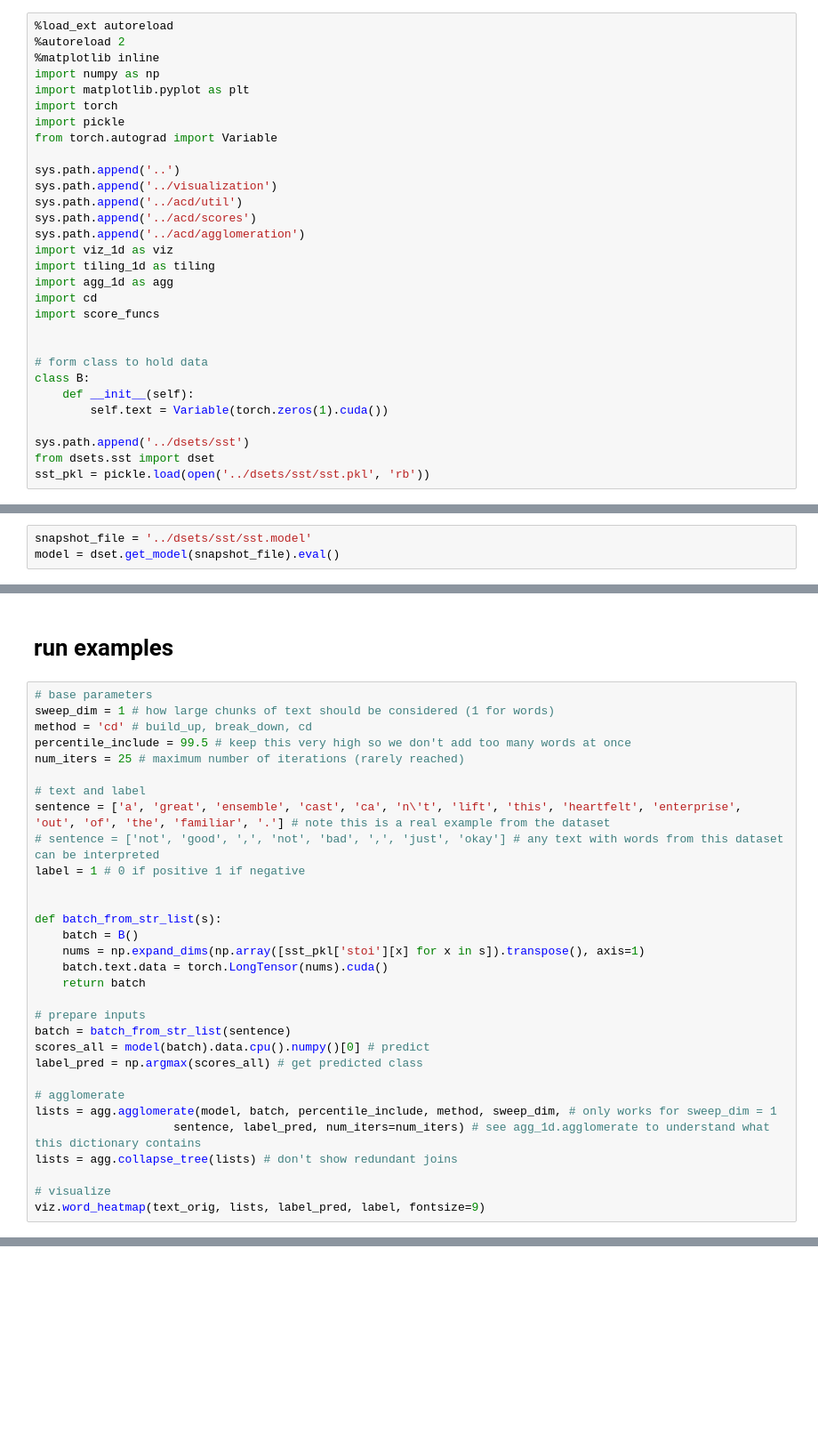
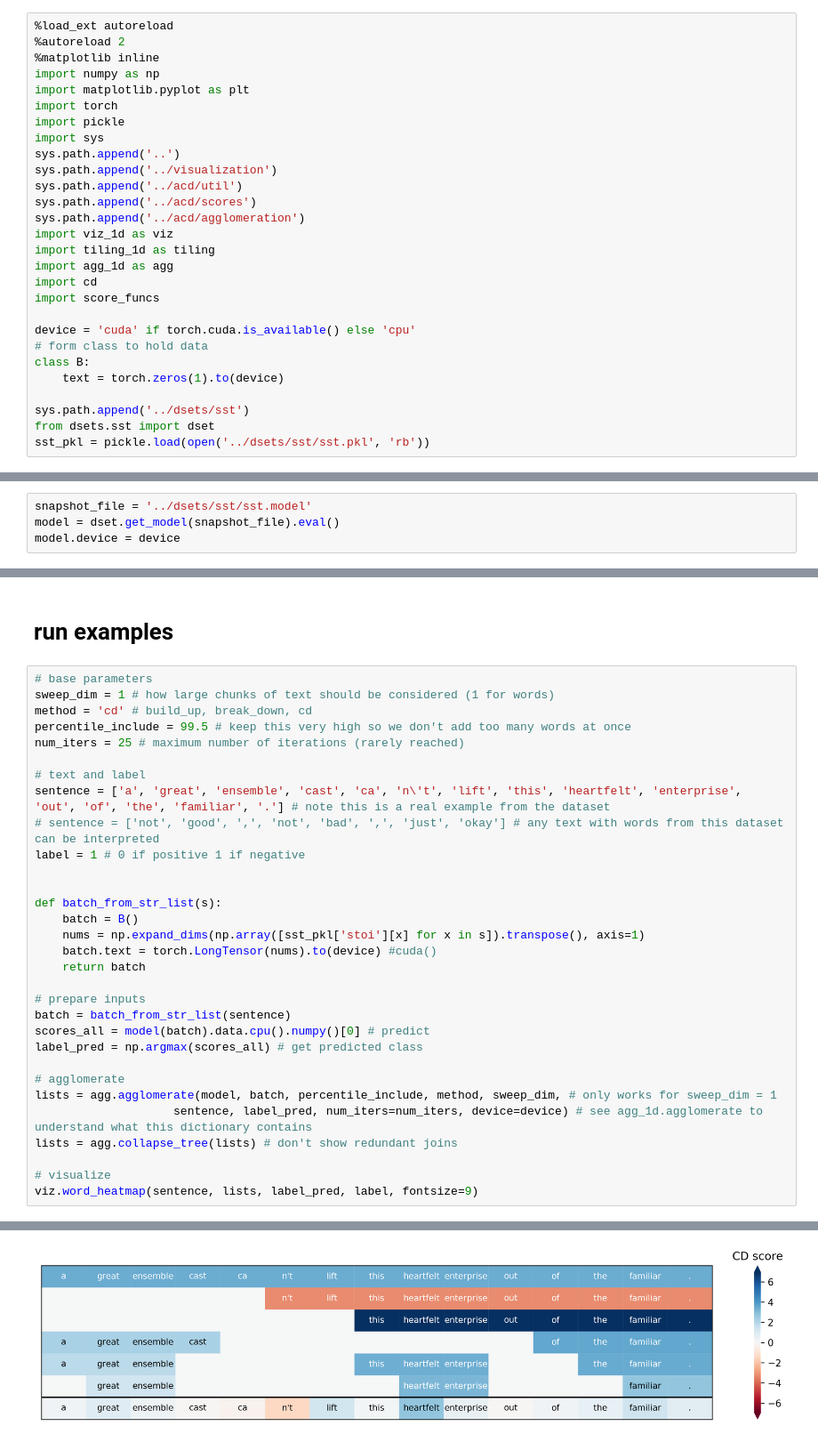
Before and after one commit to csinva/hierarchical-dnn-interpretations, a Jupyter notebook: reproduce_figs/fig2.ipynb, the cells around one changed output, grey strips where cells are left out. Shown: that part at 89% size. Saved outputs shown, nothing was run; the diff lists cells and outputs as text; blank space fills up the shorter version.

```diff
--- a/reproduce_figs/fig2.ipynb
+++ b/reproduce_figs/fig2.ipynb
@@ -6,8 +6,7 @@ import numpy as np
 import matplotlib.pyplot as plt
 import torch
 import pickle
-from torch.autograd import Variable
-
+import sys
 sys.path.append('..')
 sys.path.append('../visualization')
 sys.path.append('../acd/util')
@@ -19,11 +18,10 @@ import agg_1d as agg
 import cd
 import score_funcs
 
-
+device = 'cuda' if torch.cuda.is_available() else 'cpu'
 # form class to hold data
 class B:
-    def __init__(self):
-        self.text = Variable(torch.zeros(1).cuda())
+    text = torch.zeros(1).to(device)
 
 sys.path.append('../dsets/sst')
 from dsets.sst import dset
@@ -33,5 +34,6 @@ sst_pkl = pickle.load(open('../dsets/sst/sst.pkl', 'rb'))
 # %%
 snapshot_file = '../dsets/sst/sst.model'
 model = dset.get_model(snapshot_file).eval()
+model.device = device
 # %% [output]
 loading ../dsets/sst/sst.model
@@ -54,7 +56,7 @@ label = 1 # 0 if positive 1 if negative
 def batch_from_str_list(s):
     batch = B()
     nums = np.expand_dims(np.array([sst_pkl['stoi'][x] for x in s]).transpose(), axis=1)
-    batch.text.data = torch.LongTensor(nums).cuda()
+    batch.text = torch.LongTensor(nums).to(device) #cuda()
     return batch
 
 # prepare inputs
@@ -64,9 +66,9 @@ label_pred = np.argmax(scores_all) # get predicted class
 
 # agglomerate
 lists = agg.agglomerate(model, batch, percentile_include, method, sweep_dim, # only works for sweep_dim = 1
-                    sentence, label_pred, num_iters=num_iters) # see agg_1d.agglomerate to understand what this dictionary contains
+                    sentence, label_pred, num_iters=num_iters, device=device) # see agg_1d.agglomerate to understand what this dictionary contains
 lists = agg.collapse_tree(lists) # don't show redundant joins
 
 # visualize
-viz.word_heatmap(text_orig, lists, label_pred, label, fontsize=9)
+viz.word_heatmap(sentence, lists, label_pred, label, fontsize=9)
 # %% [output]
@@ -73,0 +75 @@ NameError: name 'text_orig' is not defined
+[figure, added]
```
Also changed, not shown: parts of 3 cells of this notebook, 12 other files.
